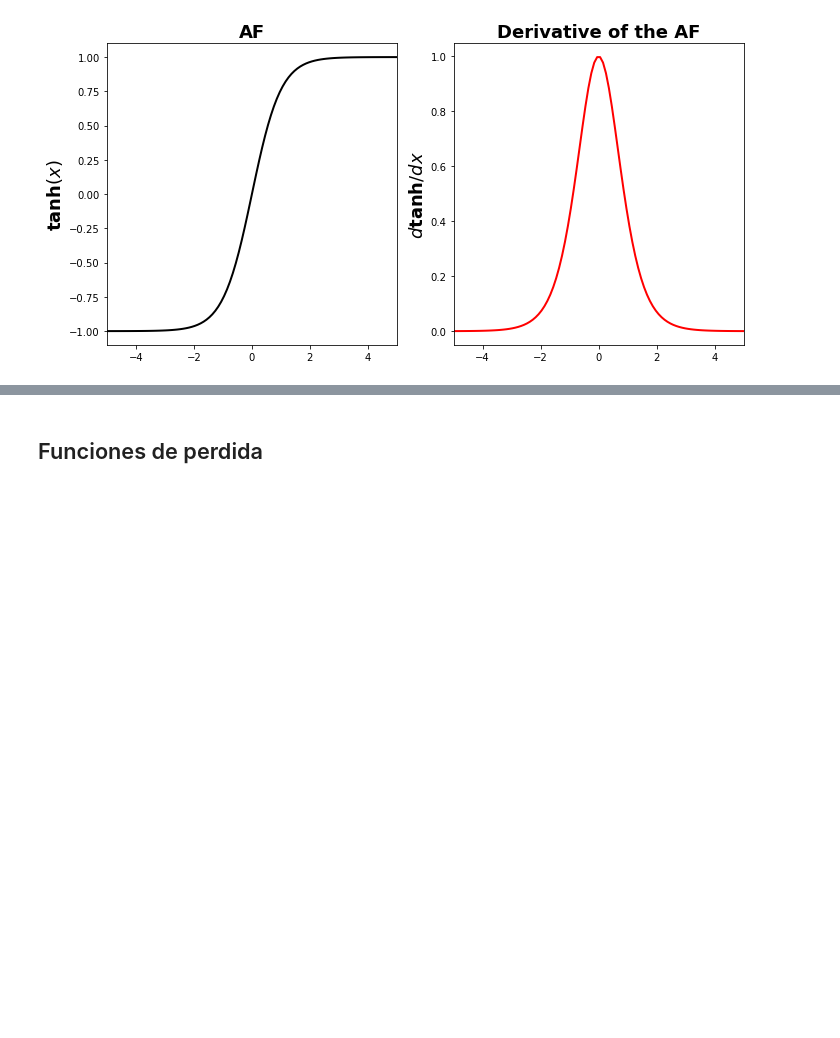
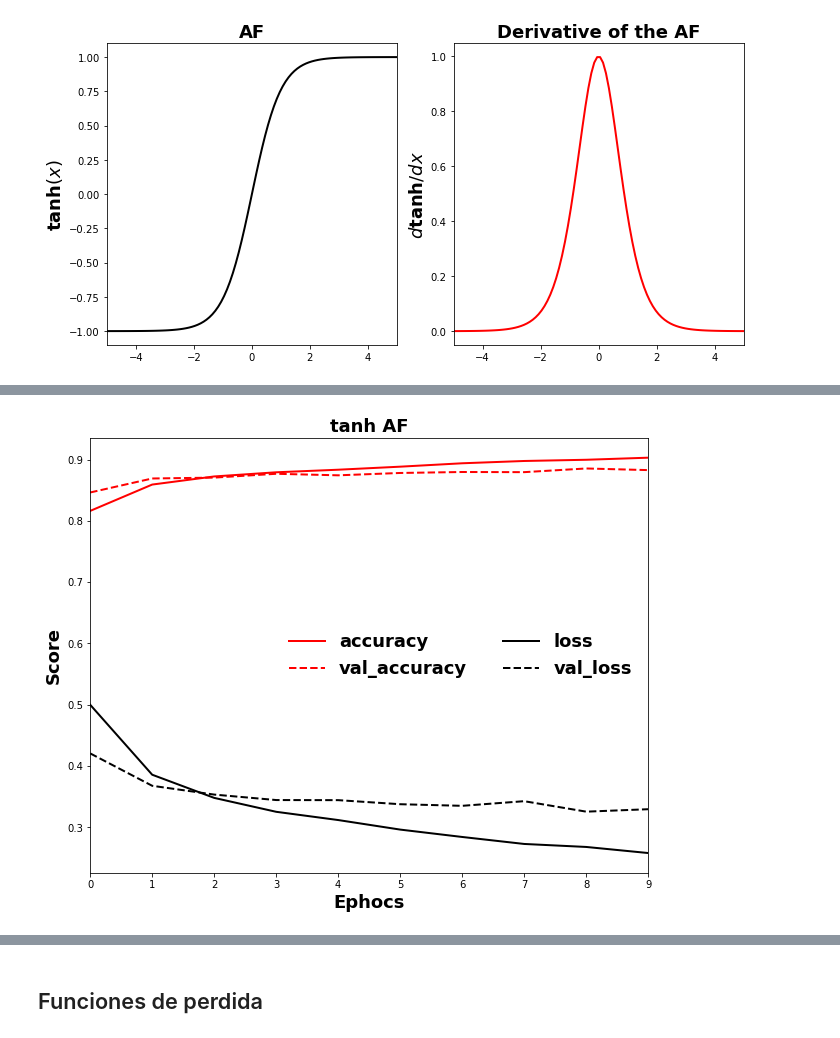
Before and after one commit to hplbrayan/Un-Curso-de-Deep-Learning, a Jupyter notebook: 02_intro_Keras_actf_backp/N2_actf_lf_op_bp.ipynb, the cells around one changed output, grey strips where cells are left out. Saved outputs shown, nothing was run; the diff lists cells and outputs as text; code cells hidden in the pictures; blank space fills up the shorter version.

Commit message:
02.N2.01 AF tanh+model

```diff
--- a/02_intro_Keras_actf_backp/N2_actf_lf_op_bp.ipynb
+++ b/02_intro_Keras_actf_backp/N2_actf_lf_op_bp.ipynb
@@ -465,0 +486,16 @@ plot_af(x,
+# %%
+# modelo
+model_fm_tanh = create_model(name="fashionmn_af_tanh",
+                             shape=train_images[0].shape,
+                             af="tanh",
+                             output_af="softmax")
+
+# compilación
+opt  = keras.optimizers.Adam(learning_rate=0.001)
+loss = keras.losses.SparseCategoricalCrossentropy()
+
+model_fm_tanh.compile(optimizer=opt,
+                      loss=loss,
+                      metrics=["accuracy"])
+
+model_fm_tanh.summary()
@@ -465,0 +522,13 @@ plot_af(x,
+# %%
+# Entrenamiento
+start = datetime.datetime.now()
+history_fm_tanh = model_fm_tanh.fit(train_images,
+                                    train_labels,
+                                    validation_split=0.2,
+                                    epochs=10)
+
+history_fm_tanh = history_fm_tanh.history
+
+# medimos el tiempo de ejecución
+time_fm_tanh = datetime.datetime.now() - start
+print(f"\nTime to run using tanh: {time_fm_tanh}")
@@ -465,0 +553,4 @@ plot_af(x,
+# %%
+plot_accuracy_loss(history_fm_tanh, name="tanh AF")
+# %% [output]
+[figure, added]
```
Also changed, not shown: parts of 14 cells of this notebook.
